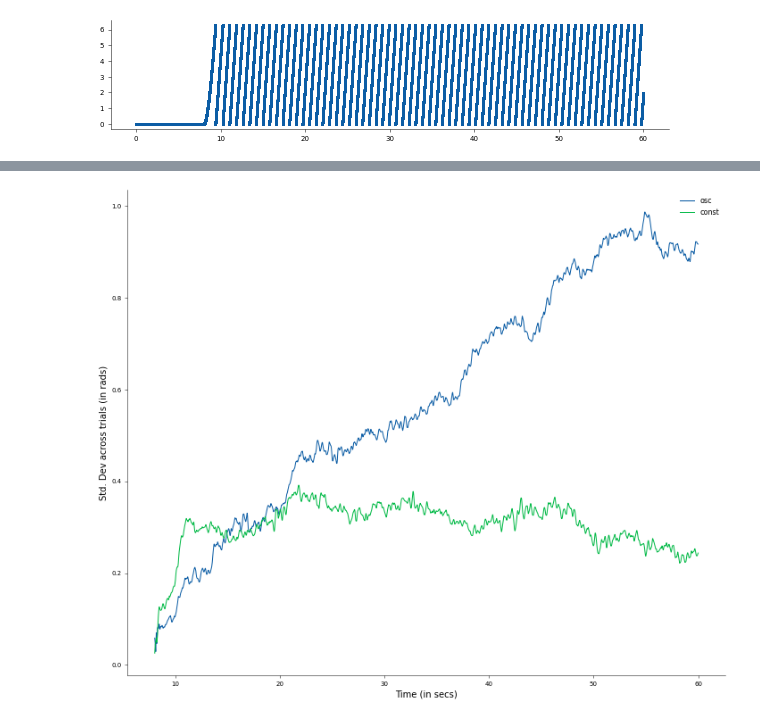
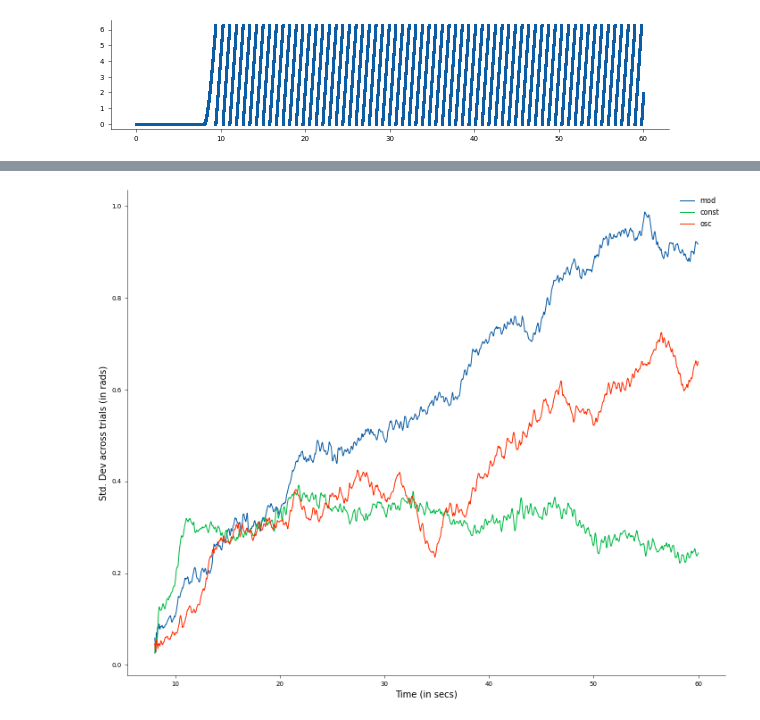
Before and after one commit to tiny-infinity/GridCellsCopy, a Jupyter notebook: analysis/notebooks/theta_analysis/gov_2.ipynb, the cells around one changed output, grey strips where cells are left out. Drawn from its saved outputs; the diff is of its cells as text; code cells hidden in the pictures.

```diff
--- a/analysis/notebooks/theta_analysis/gov_2.ipynb
+++ b/analysis/notebooks/theta_analysis/gov_2.ipynb
@@ -99,6 +99,11 @@ def decode_func(sim_id, sim_num, n_trials=10, sim_dur = float(60000)):
 
     params = s_utils.load_sim_params(sim_id=sim_id)["0"]
     traj = Trajectory1D(params, save_mem=False)
+    dc_input = traj.intrnrn_dc
+    time_arr = np.linspace(0,60,2400001)
+    fig,ax = plt.subplots(1,1,figsize=(30,7))
+    ax.plot(time_arr,dc_input)
+    plt.show()
     decoded_positions = np.zeros((n_trials, int(params["sim_dur"] - traj.init_allothetic_dur)))
 
     file_path_stell = f"data/{sim_id}/stell_spks_{sim_id}.hdf5"
@@ -122,14 +127,16 @@ def decode_func(sim_id, sim_num, n_trials=10, sim_dur = float(60000)):
     velocity_input = traj.vel_input[t_ms_idx]
     t_s= np.linspace(traj.init_allothetic_dur/1000,(params['sim_dur']/1000),len(mean_decode_posns))
 
+
+
     return mean_decode_posns, std_decode_posns,t_s
 # %%
-sim_id = "THETA_OSC"
+sim_id = "THETA_CONST"
 sim_num = 0
 mean_pos_list=[]
 std_pos_list=[]
 
-mean,std_osc,time=decode_func(sim_id,sim_num)
+mean_osc,std_osc,time=decode_func(sim_id,sim_num)
 """
 for id in (sim_id_list):
     mean,std,time=decode_func(sim_id,sim_num)
@@ -143,7 +150,7 @@ sim_num = 0
 mean_pos_list=[]
 std_pos_list=[]
 
-mean,std_const,time=decode_func(sim_id,sim_num)
+mean_const,std_const,time=decode_func(sim_id,sim_num)
 """
 for id in (sim_id_list):
     mean,std,time=decode_func(sim_id,sim_num)
@@ -151,6 +158,20 @@ for id in (sim_id_list):
     std_pos_list.append(std)
 """
 time_arr = time
+
+sim_id = "THETA_MOD"
+sim_num = 0
+mean_pos_list=[]
+std_pos_list=[]
+
+mean_mod,std_mod,time=decode_func(sim_id,sim_num)
+"""
+for id in (sim_id_list):
+    mean,std,time=decode_func(sim_id,sim_num)
+    mean_pos_list.append(mean)
+    std_pos_list.append(std)
+"""
+time_arr = time
 # %% [output]
 [2.49986607e-11 4.99964287e-11 7.49933038e-11 ... 1.99285575e+00
  1.99305575e+00 1.99325575e+00]
@@ -172,10 +195,13 @@ Interneuron File Path :  data/THETA_CONST/intrnrn_spks_THETA_CONST.hdf5
 # %%
 fig,ax=plt.subplots(1,1,figsize=(12,10))
-ax.plot(time,std_osc,label="osc")
+ax.plot(time,std_osc,label="mod")
 ax.plot(time,std_const,label='const')
+ax.plot(time,std_mod,label='osc')
 ax.set_ylabel("Std. Dev across trials (in rads)",fontsize=10)
 ax.set_xlabel("Time (in secs)",fontsize=10)
 plt.legend()
+plt.savefig("Comparing Standard Devs.png")
 plt.show()
+#hello
 # %% [output]
-[figure, old version]
+[figure, new version]
```
Also changed, not shown: parts of 3 cells of this notebook.
